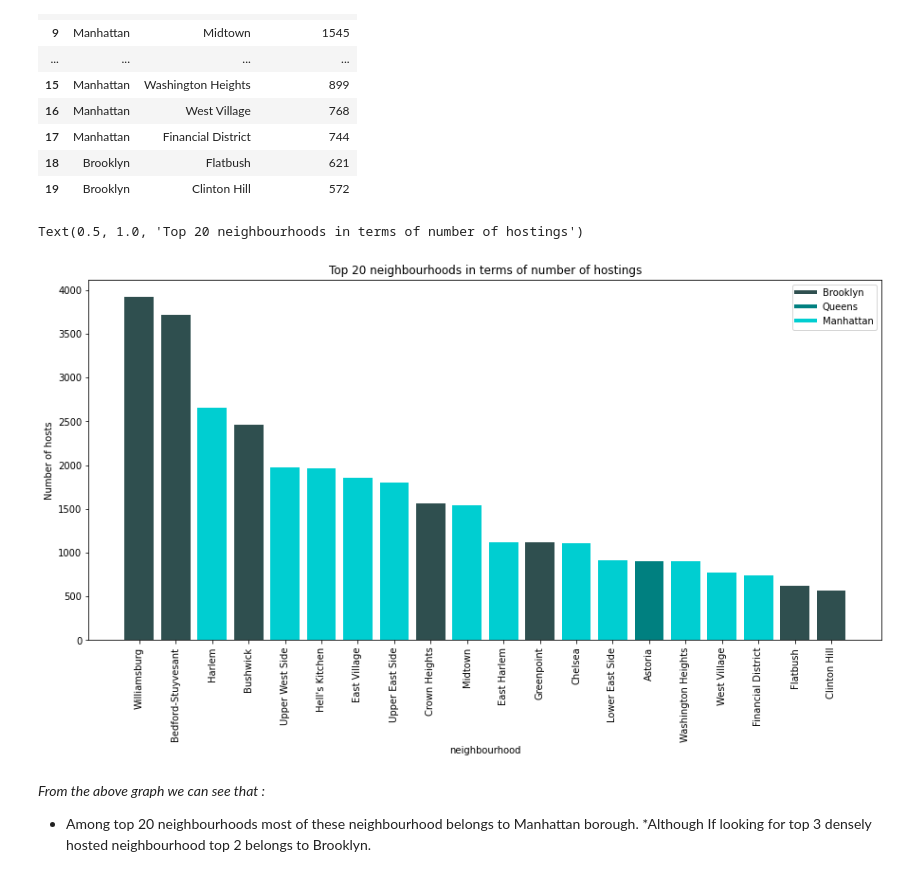
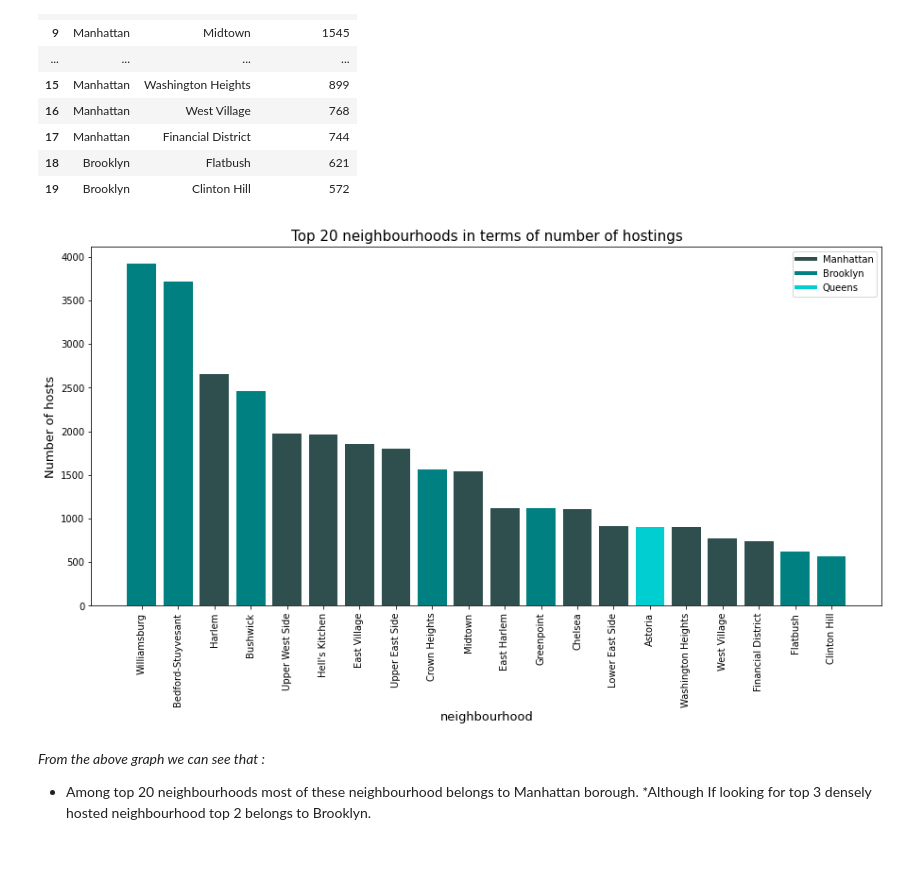
Before and after one commit to kiran9615/EDA_airbnb-hosting-data-analysis, a Jupyter notebook: Airbnb_Bookings_Analysis.ipynb, the cells around one changed output. Cells and saved outputs as stored; diff of their text form; code cells hidden in the pictures.

```diff
--- a/Airbnb_Bookings_Analysis.ipynb
+++ b/Airbnb_Bookings_Analysis.ipynb
@@ -288,9 +289,10 @@ fig.tight_layout() #for creating proper spacing and arrangement among different
 # %%
 #----------------------Block 15----------------------------------
 
-#grouping observation on borough first and then on neighbourhood and then picking up their count
-top_20_neighbourhood = airbnbNY_data.groupby(['borough','neighbourhood']).agg({'id':'count'}).sort_values(by='id',ascending=False)[0:20].reset_index()
-top_20_neighbourhood.rename(columns={'id':'num of hostings'},inplace=True)
+#grouping observation on borough and then on neighbourhood and then picking up their count to find no. of hostings in different neighbourhoods
+top_20_neighbourhood = airbnbNY_data.groupby(['borough','neighbourhood']).agg({'id':
+                                            'count'}).sort_values(by='id',ascending=False)[0:20].reset_index()  #picking top 20 neighbourhoods
+top_20_neighbourhood.rename(columns={'id':'num of hostings'},inplace=True)  #renaming column 'id' to 'num of hostings'
 top_20_neighbourhood
 # %% [output]
 |  | borough | neighbourhood | num of hostings |
@@ -313,34 +315,34 @@ top_20_neighbourhood
 # %%
 #----------------------Block 16----------------------------------
 
-#visualising the same
-plt.figure(figsize=(15,7))
-from matplotlib.lines import Line2D
+#visualising Block 15
+plt.figure(figsize=(15,7))  #defining figure
+from matplotlib.lines import Line2D  #importing Line2D
 borough_dict = {} #initialising an empty dictionary to store the colour representation of boroughs
-unique_borough = set(list(top_20_neighbourhood['borough']))
-borough_list = list(top_20_neighbourhood['borough'])
-color_list=[] #initialising an empty list for storing the colour of each bar in bar plot
+unique_borough = set(list(top_20_neighbourhood['borough']))  #storing unique boroughs of top_20_neighbourhood in unique_borough
+borough_list = list(top_20_neighbourhood['borough'])  #storing boroughs of top_20_neighbourhood in the form of list
+color_list=[]  #initialising an empty list for storing the colour of each bar in bar plot
 color=['darkslategray','teal','darkturquoise']
 index=0
 for borough in unique_borough:
-  borough_dict[borough] =color[index] #assigning unique colour that represents each borough
+  borough_dict[borough] =color[index]  #assigning unique colour that represents each borough
   index=index+1
 for borough in borough_list:
-       color_list.append(borough_dict[borough]) #storing the colour of each bar of bar plot in color_list
-plt.bar(top_20_neighbourhood['neighbourhood'],top_20_neighbourhood['num of hostings'],color=color_list) #plotting a bar plot
-# creating a custom labels for a graph
+       color_list.append(borough_dict[borough])  #storing the colour of each bar of bar plot in color_list
+plt.bar(top_20_neighbourhood['neighbourhood'],top_20_neighbourhood['num of hostings'],color=color_list)  #plotting a bar plot
+#creating a custom labels for a graph
 labels = list(borough_dict.keys())
 custom_lines = [Line2D([1,2,5,5], [1,2,5,5], color='darkslategray', lw=4),
                 Line2D([1,2,5,5], [1,2,5,5], color='teal', lw=4),
                 Line2D([1,2,5,5], [1,2,5,5], color='darkturquoise', lw=4)]
-plt.xticks(rotation = 90)
-plt.legend(custom_lines,labels)
-plt.xlabel('neighbourhood')
-plt.ylabel('Number of hosts')
-plt.title("Top 20 neighbourhoods in terms of number of hostings")
+plt.xticks(rotation = 90)  #to rotate x-ticks by 90 degree
+plt.legend(custom_lines,labels)  #to get legends in graph
+plt.xlabel('neighbourhood',fontsize=13)
+plt.ylabel('Number of hosts',fontsize=13)
+plt.title("Top 20 neighbourhoods in terms of number of hostings",fontsize=15)
+plt.show()
 # %% [output]
-Text(0.5, 1.0, 'Top 20 neighbourhoods in terms of number of hostings')
-[figure, old version]
+[figure, new version]
 # %% [markdown]
 *From the above graph we can see that :*
 
```
Also changed, not shown: parts of 94 cells of this notebook.
